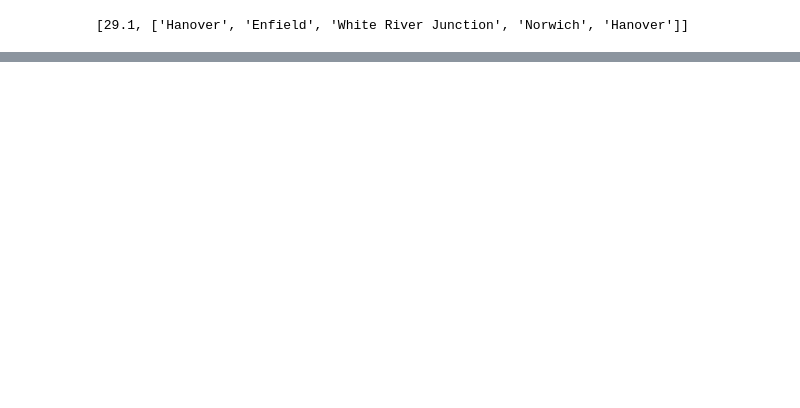
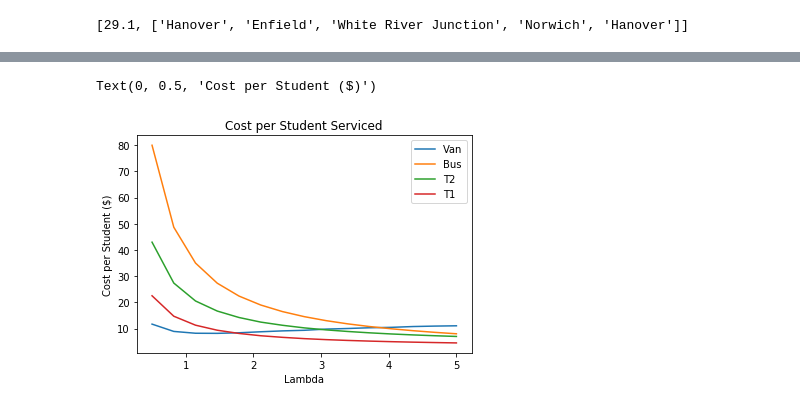
Before and after one commit to yakaboskic/engs103Project, a Jupyter notebook: van/nb-VanPool.ipynb, the cells around one changed output, grey strips where cells are left out. Saved outputs shown, nothing was run; the diff lists cells and outputs as text; code cells hidden in the pictures; blank space fills up the shorter version.

```diff
--- a/van/nb-VanPool.ipynb
+++ b/van/nb-VanPool.ipynb
@@ -270,0 +329,3 @@ data_yearly.plot(x=0, y=1, kind='line', title='Cost of First Year vs. lambda')
+# %%
+data_yearly['lamba_actual'] = data_yearly['lambda (Groups per hour)']*2
+data_yearly['Cost per Student'] = data_yearly.iloc[:,1]/(data['Average Customers Served']*2*52*2)
@@ -270,0 +362,7 @@ data_yearly.plot(x=0, y=1, kind='line', title='Cost of First Year vs. lambda')
+# %%
+df_taxi = pd.read_csv('/mnt/c/Users/c_yak/OneDrive/Pictures/Dartmouth/engs103/cost_taxi.csv')
+df_bus = pd.read_csv('/home/yakaboskic/courses/engs103Project/bus/cost_bus.csv')
+
+df_taxi['new index'] = [14-i for i in range(0,15)]
+df_taxi = df_taxi.set_index('new index')
+df_taxi['T=2 $/student']
@@ -270,0 +387,13 @@ data_yearly.plot(x=0, y=1, kind='line', title='Cost of First Year vs. lambda')
+# %%
+df_total = pd.concat([data_yearly['lamba_actual'],
+           data_yearly['Cost per Student'],
+          df_bus['Cost per student served'],
+          df_taxi['T=2 $/student'],
+          df_taxi['T=1 $/student']], axis=1)
+df_total.columns = ['Lambda', 'Van', 'Bus', 'T2', 'T1']
+# %%
+ax = df_total.plot(x=0, y=[1,2,3,4], kind='line', title='Cost per Student Serviced',logy=False)
+ax.set_ylabel('Cost per Student ($)')
+# %% [output]
+Text(0, 0.5, 'Cost per Student ($)')
+[figure, added]
```
Also changed, not shown: parts of 15 cells of this notebook, 1 other file.
